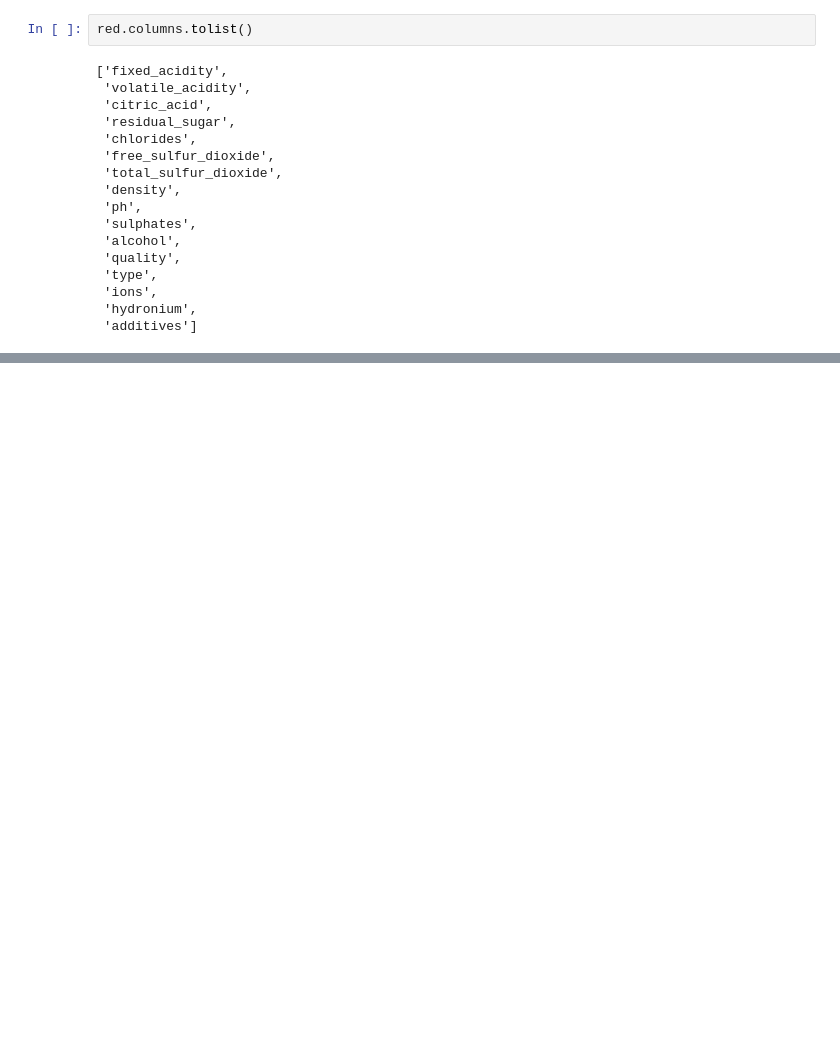
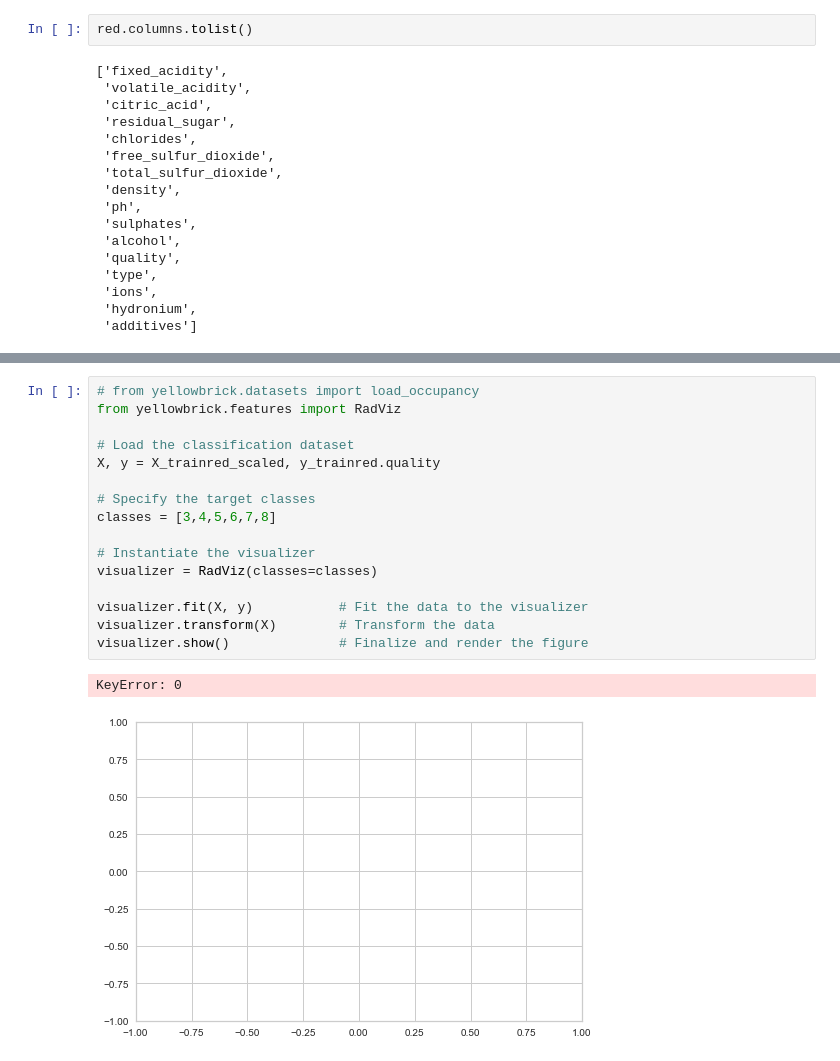
Before and after one commit to MrEnigmamgine/jtl_wine_quality, a Jupyter notebook: final_red_nb.ipynb, the cells around one changed output, grey strips where cells are left out. Drawn from its saved outputs; the diff is of its cells as text; blank space fills up the shorter version.

```diff
--- a/final_red_nb.ipynb
+++ b/final_red_nb.ipynb
@@ -1935,0 +1968,19 @@ red.columns.tolist()
+# %%
+# from yellowbrick.datasets import load_occupancy
+from yellowbrick.features import RadViz
+
+# Load the classification dataset
+X, y = X_trainred_scaled, y_trainred.quality
+
+# Specify the target classes
+classes = [3,4,5,6,7,8]
+
+# Instantiate the visualizer
+visualizer = RadViz(classes=classes)
+
+visualizer.fit(X, y)           # Fit the data to the visualizer
+visualizer.transform(X)        # Transform the data
+visualizer.show()              # Finalize and render the figure
+# %% [output]
+KeyError: 0
+[figure, added]
```
Also changed, not shown: parts of 4 cells of this notebook.
